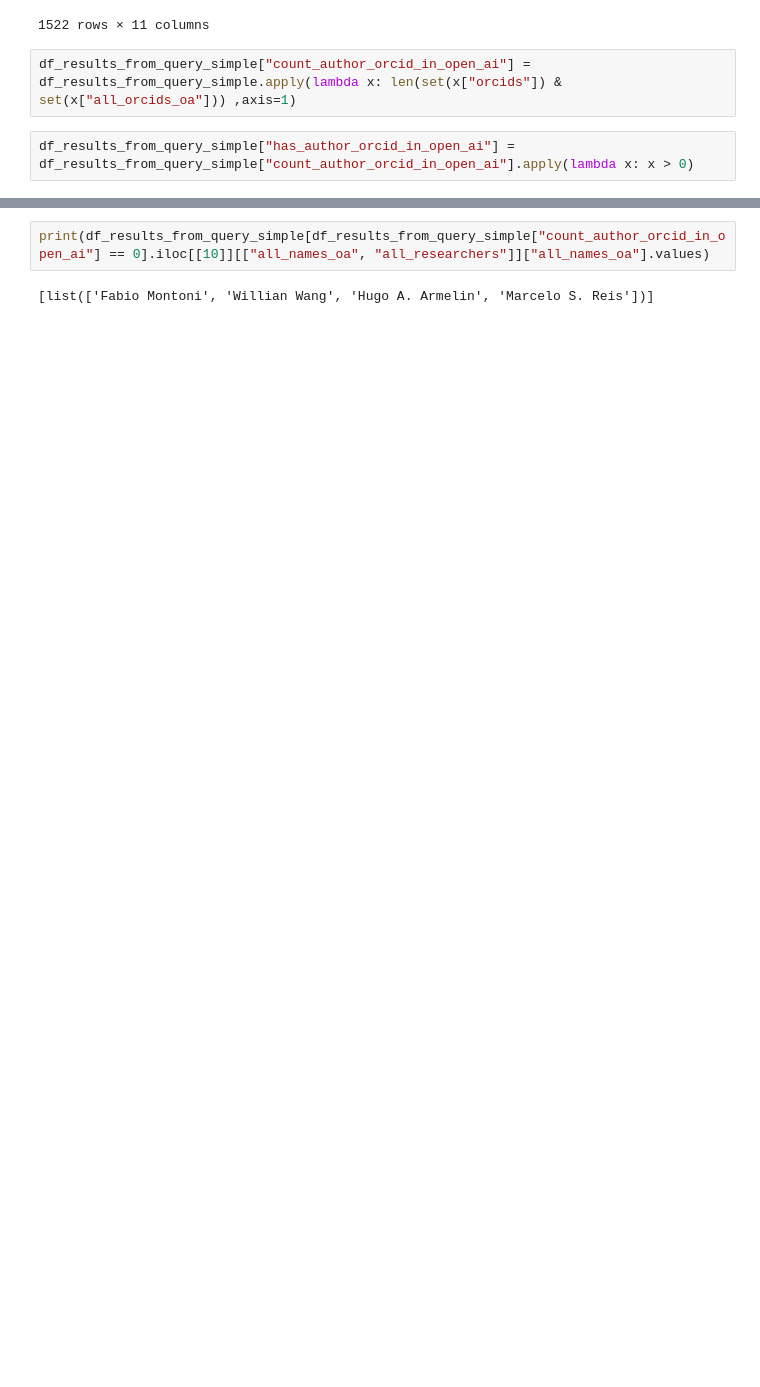
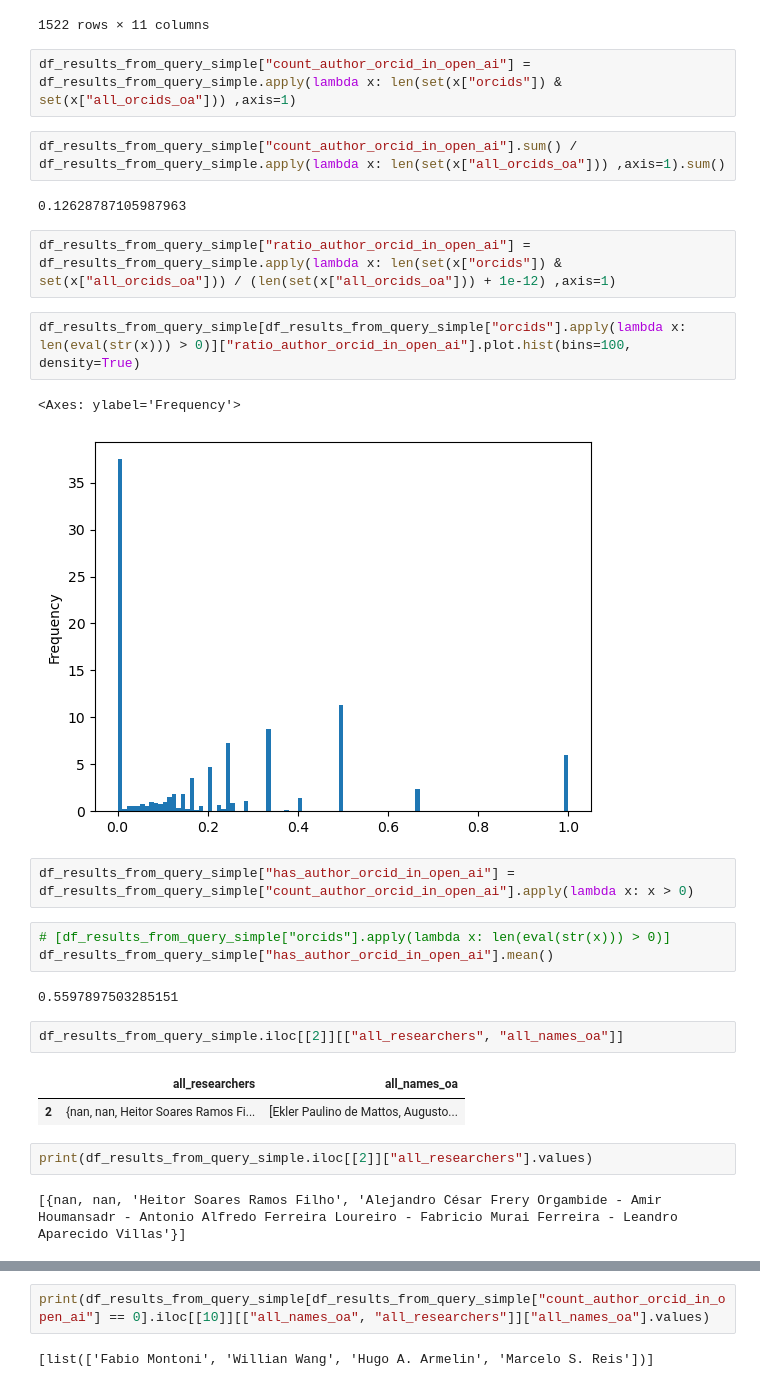
Before and after one commit to machadoprx/ml_applied_to_scientometrics, a Jupyter notebook: notebooks/00 - Fapesp Dataset Acquisition.ipynb, the cells around one changed output, grey strips where cells are left out. Drawn from its saved outputs; the diff is of its cells as text; blank space fills up the shorter version.

```diff
--- a/notebooks/00 - Fapesp Dataset Acquisition.ipynb
+++ b/notebooks/00 - Fapesp Dataset Acquisition.ipynb
@@ -244,5 +340,30 @@ df_results_from_query_simple
 1522 rows × 11 columns
 # %%
 df_results_from_query_simple["count_author_orcid_in_open_ai"] = df_results_from_query_simple.apply(lambda x: len(set(x["orcids"]) & set(x["all_orcids_oa"])) ,axis=1)
+# %%
+df_results_from_query_simple["count_author_orcid_in_open_ai"].sum() / df_results_from_query_simple.apply(lambda x: len(set(x["all_orcids_oa"])) ,axis=1).sum()
+# %% [output]
+0.12628787105987963
+# %%
+df_results_from_query_simple["ratio_author_orcid_in_open_ai"] = df_results_from_query_simple.apply(lambda x: len(set(x["orcids"]) & set(x["all_orcids_oa"])) / (len(set(x["all_orcids_oa"])) + 1e-12) ,axis=1)
+# %%
+df_results_from_query_simple[df_results_from_query_simple["orcids"].apply(lambda x: len(eval(str(x))) > 0)]["ratio_author_orcid_in_open_ai"].plot.hist(bins=100, density=True)
+# %% [output]
+<Axes: ylabel='Frequency'>
+[figure, added]
 # %%
 df_results_from_query_simple["has_author_orcid_in_open_ai"] = df_results_from_query_simple["count_author_orcid_in_open_ai"].apply(lambda x: x > 0)
+# %%
+# [df_results_from_query_simple["orcids"].apply(lambda x: len(eval(str(x))) > 0)]
+df_results_from_query_simple["has_author_orcid_in_open_ai"].mean()
+# %% [output]
+0.5597897503285151
+# %%
+df_results_from_query_simple.iloc[[2]][["all_researchers", "all_names_oa"]]
+# %% [output]
+|  | all_researchers | all_names_oa |
+| 2 | {nan, nan, Heitor Soares Ramos Fi... | [Ekler Paulino de Mattos, Augusto... |
+# %%
+print(df_results_from_query_simple.iloc[[2]]["all_researchers"].values)
+# %% [output]
+[{nan, nan, 'Heitor Soares Ramos Filho', 'Alejandro César Frery Orgambide - Amir Houmansadr - Antonio Alfredo Ferreira Loureiro - Fabricio Murai Ferreira - Leandro Aparecido Villas'}]
```
Also changed, not shown: parts of 45 cells of this notebook.
